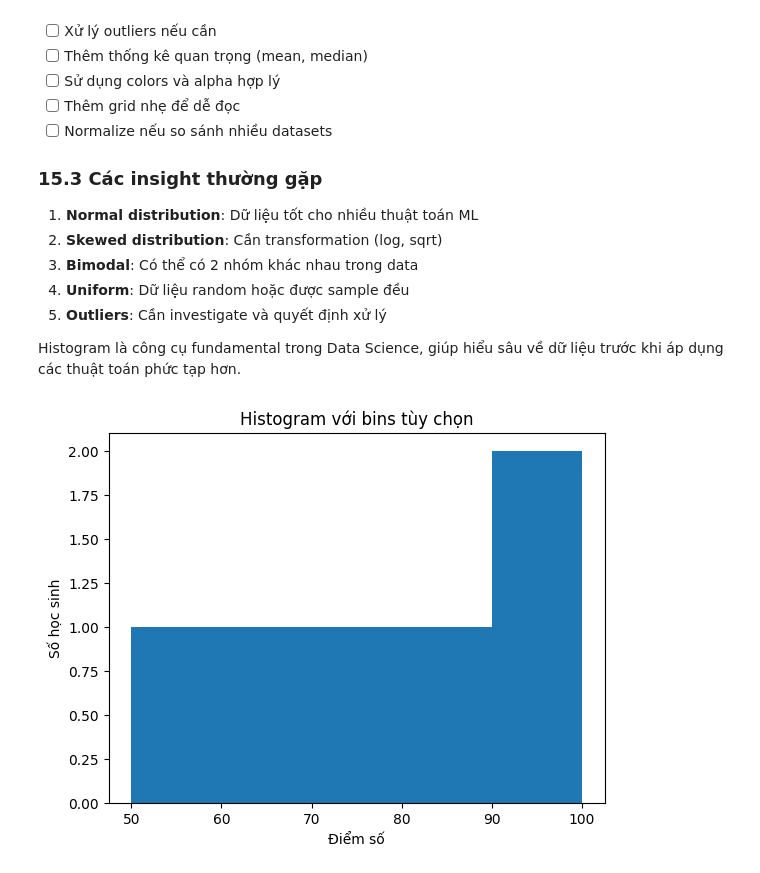
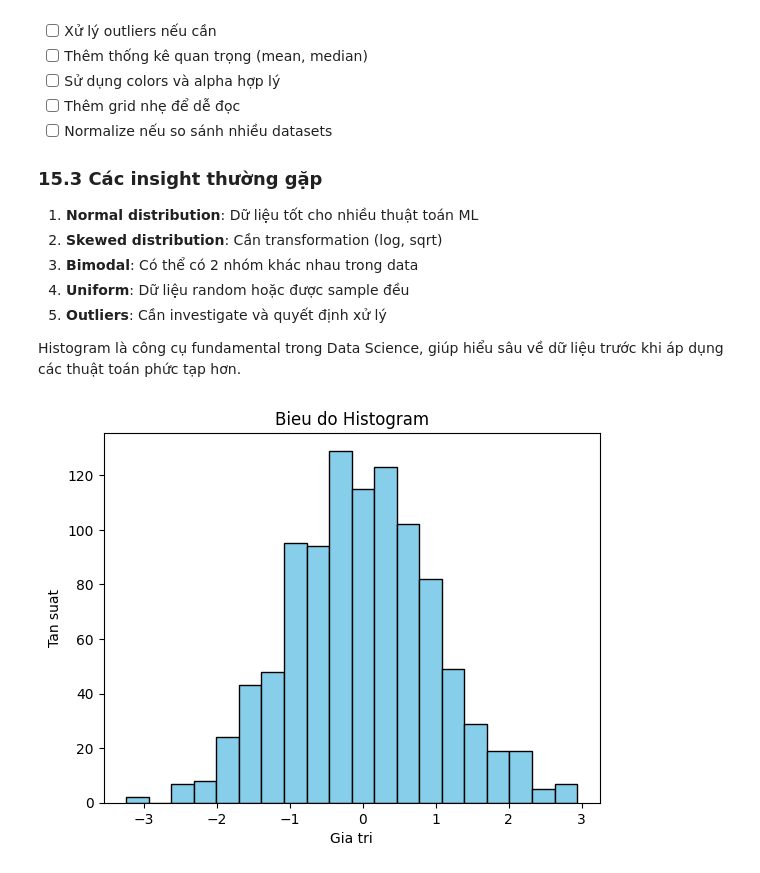
Before and after one commit to HoangHumg1210/Data_Visualizaton_Basic, a Jupyter notebook: Histogram.ipynb, the cells around one changed output. Cells and saved outputs as stored; diff of their text form; code cells hidden in the pictures.

Commit message:
hist

```diff
--- a/Histogram.ipynb
+++ b/Histogram.ipynb
@@ -445,13 +445,19 @@ Histogram là công cụ fundamental trong Data Science, giúp hiểu sâu về
 import pandas as pd
 import numpy as np
 import matplotlib.pyplot as plt
-# %%
-custom_bins = [50, 60, 70, 80, 90, 100]
-
-plt.hist(custom_bins, bins=custom_bins)
-plt.title("Histogram với bins tùy chọn")
-plt.xlabel("Điểm số")
-plt.ylabel("so hoc sinh")
-plt.show()
-# %% [output]
-[figure, removed]
+# %%
+data = np.random.randn(1000)
+
+plt.hist(
+    data,
+    bins = 20,
+    color = 'skyblue',
+    edgecolor = 'black'
+)
+
+plt.title("Bieu do Histogram")
+plt.xlabel("Gia tri")
+plt.ylabel('Tan suat')
+plt.show()
+# %% [output]
+[figure, added]
```
Also changed, not shown: parts of 1 cell of this notebook, 1 other file.
